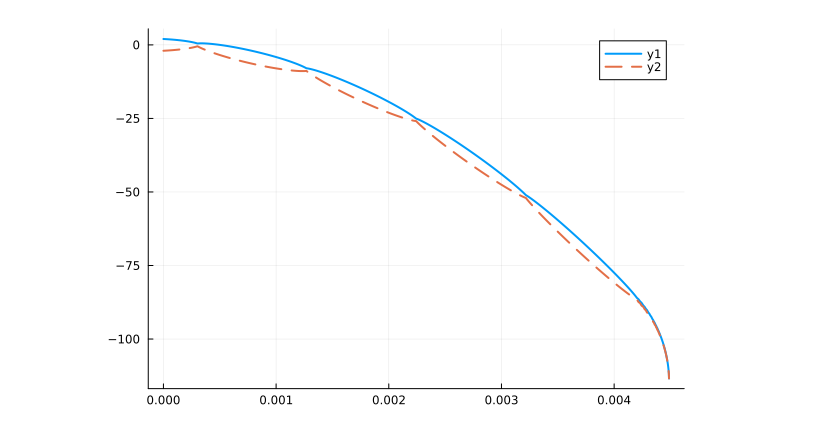
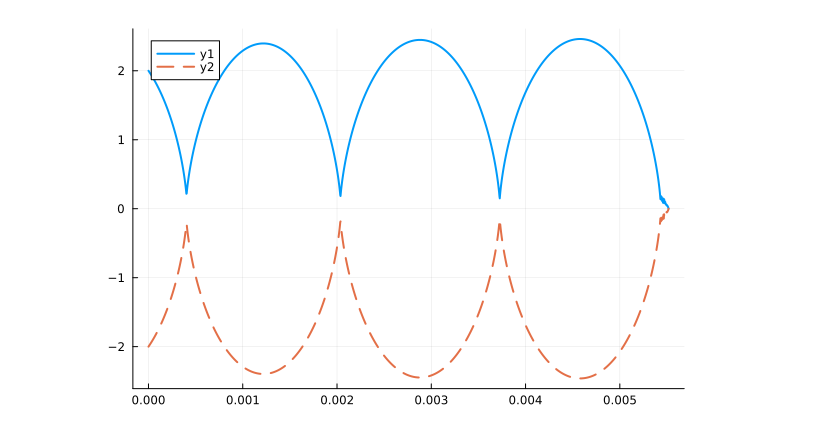
Before and after one commit to lwcooke/lwc-pedagogy, a Jupyter notebook: Rocket-Trajectories/Many-Body.ipynb, the cells around one changed output. Cells and saved outputs as stored; diff of their text form; code cells hidden in the pictures.

```diff
--- a/Rocket-Trajectories/Many-Body.ipynb
+++ b/Rocket-Trajectories/Many-Body.ipynb
@@ -7,10 +7,10 @@ using Plots, OrdinaryDiffEq, LinearAlgebra
 const G = 1.;
 # %%
 let
-    m1, m2, m3 = 1., 2., 1.
-    r1, v1 = [30. ; 0.], [.2 ; 0.]
-    r2, v2 = [0., 2.], [.0001, -0.2]
-    r3, v3 = [0., -2.], [.0001, 0.2]
+    m1, m2, m3 = 1., 1., 1.
+    r1, v1, s1 = [30. ; 0.], [.2 ; 0.], 1.
+    r2, v2, s2 = [0., 2.], [.0001, -0.2], .2
+    r3, v3, s3 = [0., -2.], [.0001, 0.2], .2
 
     T = 300.
 
@@ -20,8 +20,9 @@ let
     rs = [r2, r3]
     vs = [v2, v3]
     ms = [m2, m3]
+    ss = [s2, s3]
 
-    sol = solve_mb_ODE(rs, vs, ms, T; G);
+    sol = solve_mb_ODE(rs, vs, ms, ss, T; G);
 
     ts = range(0., T; length=10000)
     plot(sol(ts)[1,:], sol(ts)[2,:], lw=2)
@@ -33,2 +34,2 @@ end
 └ @ SciMLBase /Users/logancooke/.julia/packages/SciMLBase/hLrpl/src/integrator_interface.jl:529
-[figure, old version]
+[figure, new version]
```
Also changed, not shown: parts of 1 cell of this notebook, 1 other file.
